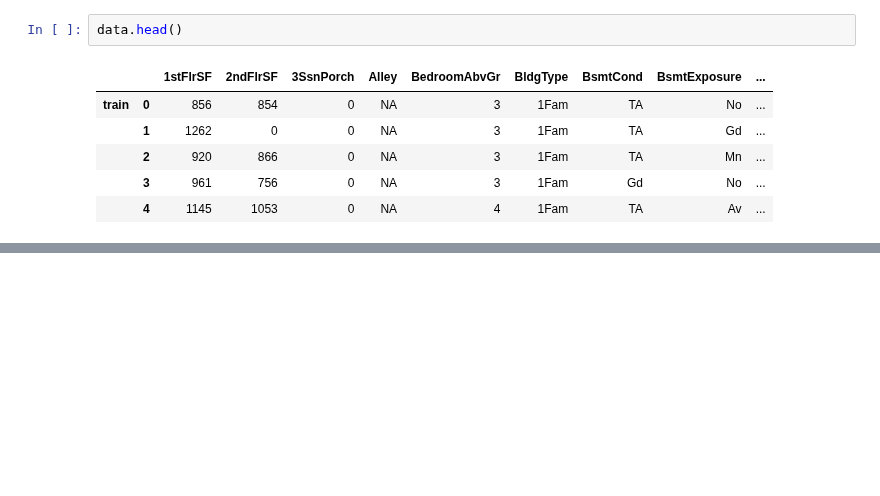
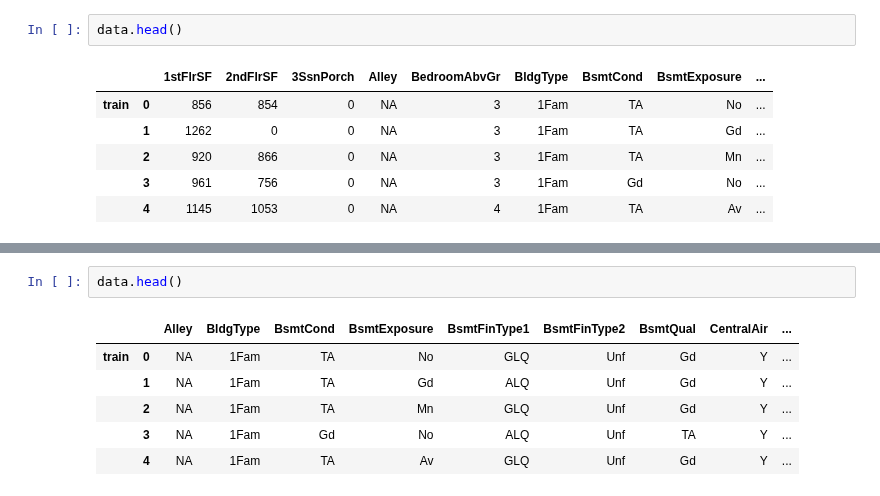
Before and after one commit to Qu1ckZ/MachineLearningPractice, a Jupyter notebook: Houses Prices.ipynb, the cells around one changed output, grey strips where cells are left out. Saved outputs shown, nothing was run; the diff lists cells and outputs as text; blank space fills up the shorter version.

```diff
--- a/Houses Prices.ipynb
+++ b/Houses Prices.ipynb
@@ -117,0 +133,9 @@ data.head()
+# %%
+data.head()
+# %% [output]
+|  |  | Alley | BldgType | BsmtCond | BsmtExposure | BsmtFinType1 | BsmtFinType2 | BsmtQual | CentralAir | ... |
+| train | 0 | NA | 1Fam | TA | No | GLQ | Unf | Gd | Y | ... |
+|  | 1 | NA | 1Fam | TA | Gd | ALQ | Unf | Gd | Y | ... |
+|  | 2 | NA | 1Fam | TA | Mn | GLQ | Unf | Gd | Y | ... |
+|  | 3 | NA | 1Fam | Gd | No | ALQ | Unf | TA | Y | ... |
+|  | 4 | NA | 1Fam | TA | Av | GLQ | Unf | Gd | Y | ... |
```
Also changed, not shown: parts of 27 cells of this notebook.
